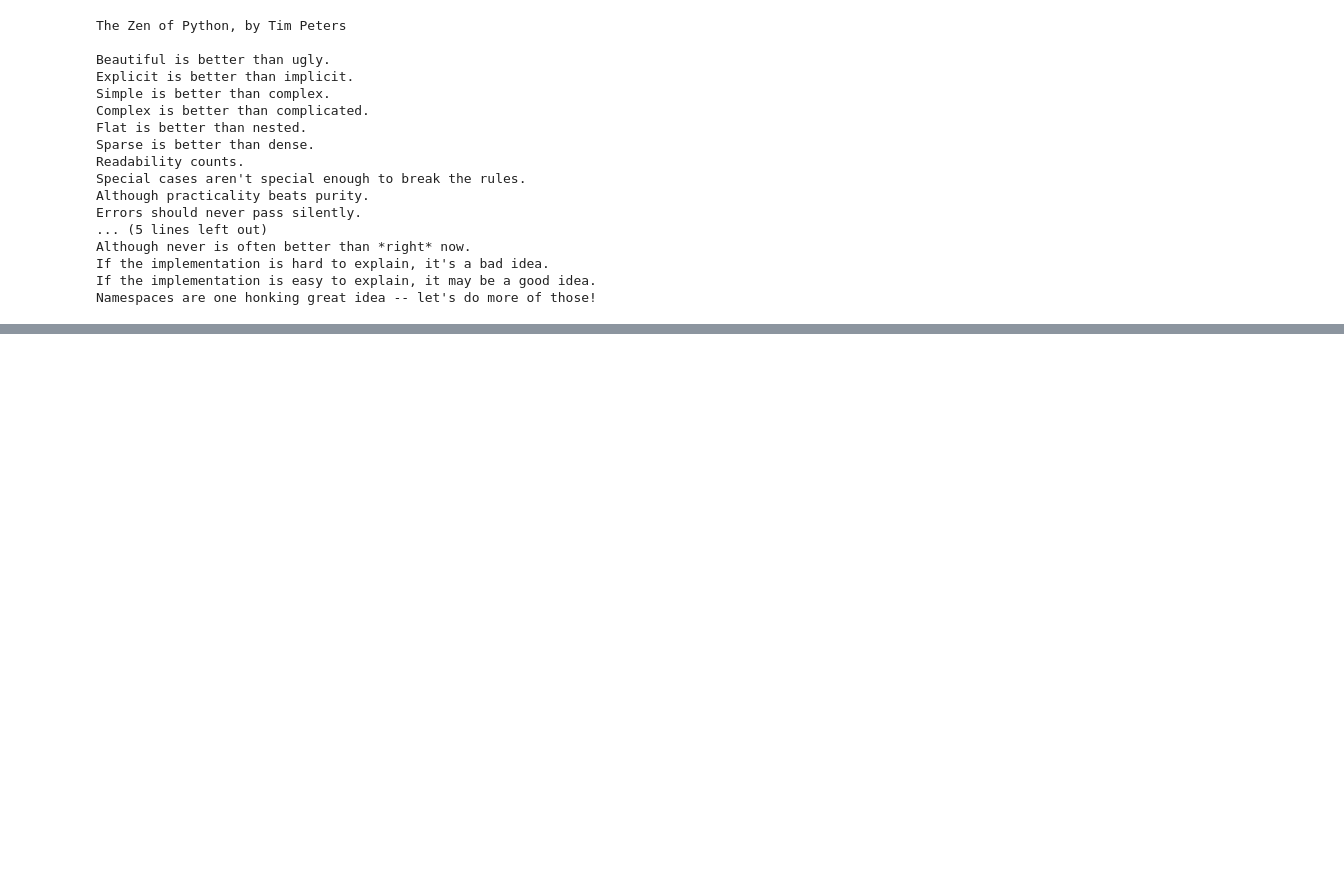
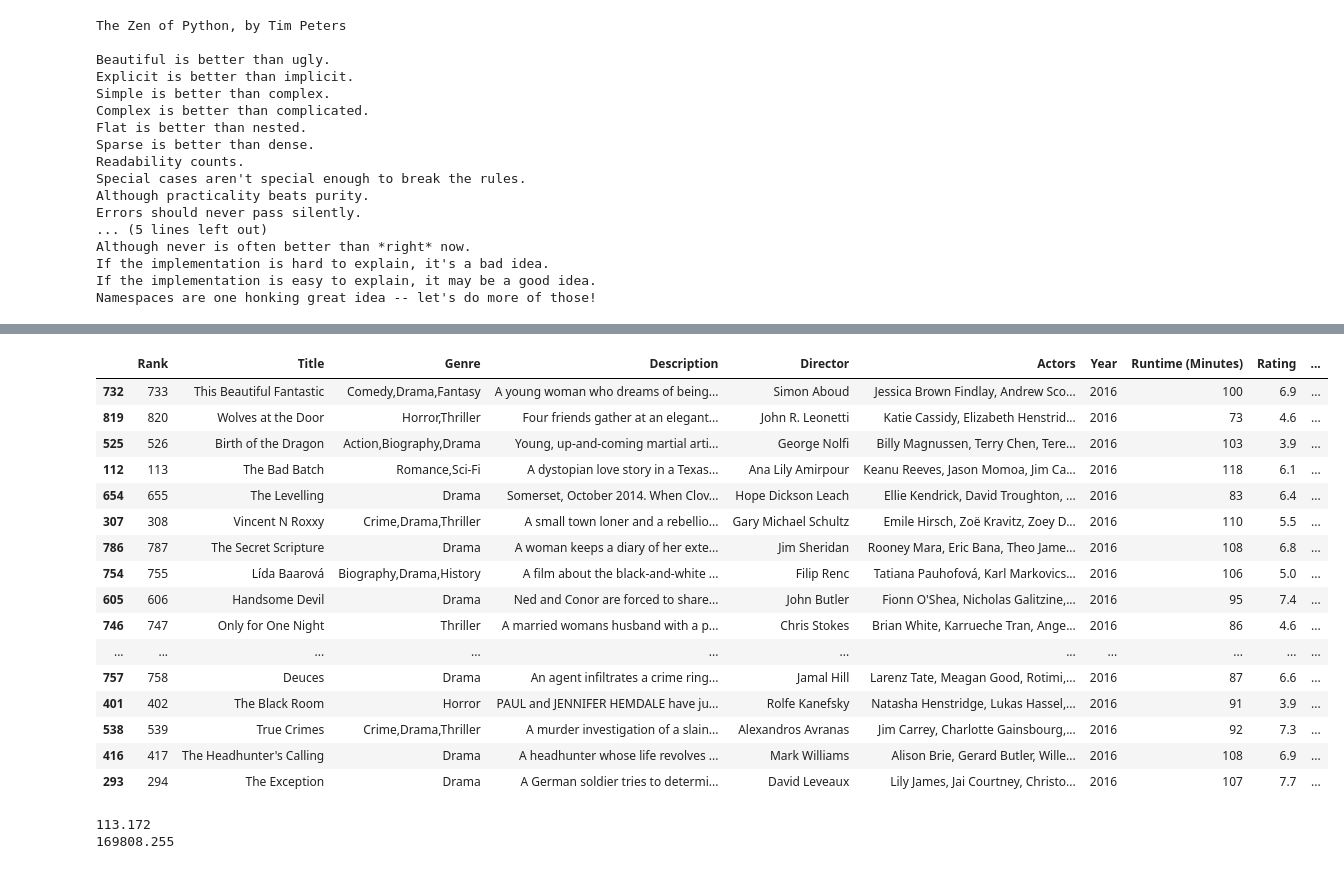
Before and after one commit to potacho/pandas_apply_lambda, a Jupyter notebook: notebooks/your_code_here.ipynb, the cells around one changed output, grey strips where cells are left out. Drawn from its saved outputs; the diff is of its cells as text; code cells hidden in the pictures; blank space fills up the shorter version.

```diff
--- a/notebooks/your_code_here.ipynb
+++ b/notebooks/your_code_here.ipynb
@@ -24,0 +59,6 @@ Namespaces are one honking great idea -- let's do more of those!
+# %%
+def revenue_per_min(rev, len):
+    return rev/len
+# %%
+imbd['revenue_per_min'] = imbd.apply(lambda x: revenue_per_min(x['Revenue (Millions)'],x['Runtime (Minutes)']), axis = 1)
+imbd
@@ -24,0 +79,3 @@ Namespaces are one honking great idea -- let's do more of those!
+# %%
+imbd['new_rating'] = imbd.apply(lambda x: x['Rating'] + ('Thriller' in x['Genre']) - ('Comedy' in x['Genre']), axis= 1)
+imbd
@@ -24,0 +96,41 @@ Namespaces are one honking great idea -- let's do more of those!
+# %%
+def weird(title,votes):
+    s = sum(ord(c) for c in title)// votes
+    if s < 2:
+        return False
+    elif s == 2 :
+        return True
+    for i in range(2,s):
+        if s%i == 0:
+            return False
+    return True
+# %%
+imbd['weird'] = imbd.apply(lambda x: weird(x['Title'], x['Votes']), axis = 1)
+imbd.loc[imbd['weird'] == True,].sort_values(by= ['Votes'],ascending = False)
+# %% [output]
+|  | Rank | Title | Genre | Description | Director | Actors | Year | Runtime (Minutes) | Rating | ... |
+| 732 | 733 | This Beautiful Fantastic | Comedy,Drama,Fantasy | A young woman who dreams of being... | Simon Aboud | Jessica Brown Findlay, Andrew Sco... | 2016 | 100 | 6.9 | ... |
+| 819 | 820 | Wolves at the Door | Horror,Thriller | Four friends gather at an elegant... | John R. Leonetti | Katie Cassidy, Elizabeth Henstrid... | 2016 | 73 | 4.6 | ... |
+| 525 | 526 | Birth of the Dragon | Action,Biography,Drama | Young, up-and-coming martial arti... | George Nolfi | Billy Magnussen, Terry Chen, Tere... | 2016 | 103 | 3.9 | ... |
+| 112 | 113 | The Bad Batch | Romance,Sci-Fi | A dystopian love story in a Texas... | Ana Lily Amirpour | Keanu Reeves, Jason Momoa, Jim Ca... | 2016 | 118 | 6.1 | ... |
+| 654 | 655 | The Levelling | Drama | Somerset, October 2014. When Clov... | Hope Dickson Leach | Ellie Kendrick, David Troughton, ... | 2016 | 83 | 6.4 | ... |
+| 307 | 308 | Vincent N Roxxy | Crime,Drama,Thriller | A small town loner and a rebellio... | Gary Michael Schultz | Emile Hirsch, Zoë Kravitz, Zoey D... | 2016 | 110 | 5.5 | ... |
+| 786 | 787 | The Secret Scripture | Drama | A woman keeps a diary of her exte... | Jim Sheridan | Rooney Mara, Eric Bana, Theo Jame... | 2016 | 108 | 6.8 | ... |
+| 754 | 755 | Lída Baarová | Biography,Drama,History | A film about the black-and-white ... | Filip Renc | Tatiana Pauhofová, Karl Markovics... | 2016 | 106 | 5.0 | ... |
+| 605 | 606 | Handsome Devil | Drama | Ned and Conor are forced to share... | John Butler | Fionn O'Shea, Nicholas Galitzine,... | 2016 | 95 | 7.4 | ... |
+| 746 | 747 | Only for One Night | Thriller | A married womans husband with a p... | Chris Stokes | Brian White, Karrueche Tran, Ange... | 2016 | 86 | 4.6 | ... |
+| ... | ... | ... | ... | ... | ... | ... | ... | ... | ... | ... |
+| 757 | 758 | Deuces | Drama | An agent infiltrates a crime ring... | Jamal Hill | Larenz Tate, Meagan Good, Rotimi,... | 2016 | 87 | 6.6 | ... |
+| 401 | 402 | The Black Room | Horror | PAUL and JENNIFER HEMDALE have ju... | Rolfe Kanefsky | Natasha Henstridge, Lukas Hassel,... | 2016 | 91 | 3.9 | ... |
+| 538 | 539 | True Crimes | Crime,Drama,Thriller | A murder investigation of a slain... | Alexandros Avranas | Jim Carrey, Charlotte Gainsbourg,... | 2016 | 92 | 7.3 | ... |
+| 416 | 417 | The Headhunter's Calling | Drama | A headhunter whose life revolves ... | Mark Williams | Alison Brie, Gerard Butler, Wille... | 2016 | 108 | 6.9 | ... |
+| 293 | 294 | The Exception | Drama | A German soldier tries to determi... | David Leveaux | Lily James, Jai Courtney, Christo... | 2016 | 107 | 7.7 | ... |
+# %%
+#im gonna define a rating that evaluates movies that are short, new and popular
+mean_duration = imbd['Runtime (Minutes)'].mean()
+mean_votes = imbd['Votes'].mean()
+print(mean_duration)
+print(mean_votes)
+# %% [output]
+113.172
+169808.255
```
Also changed, not shown: parts of 9 cells of this notebook.
